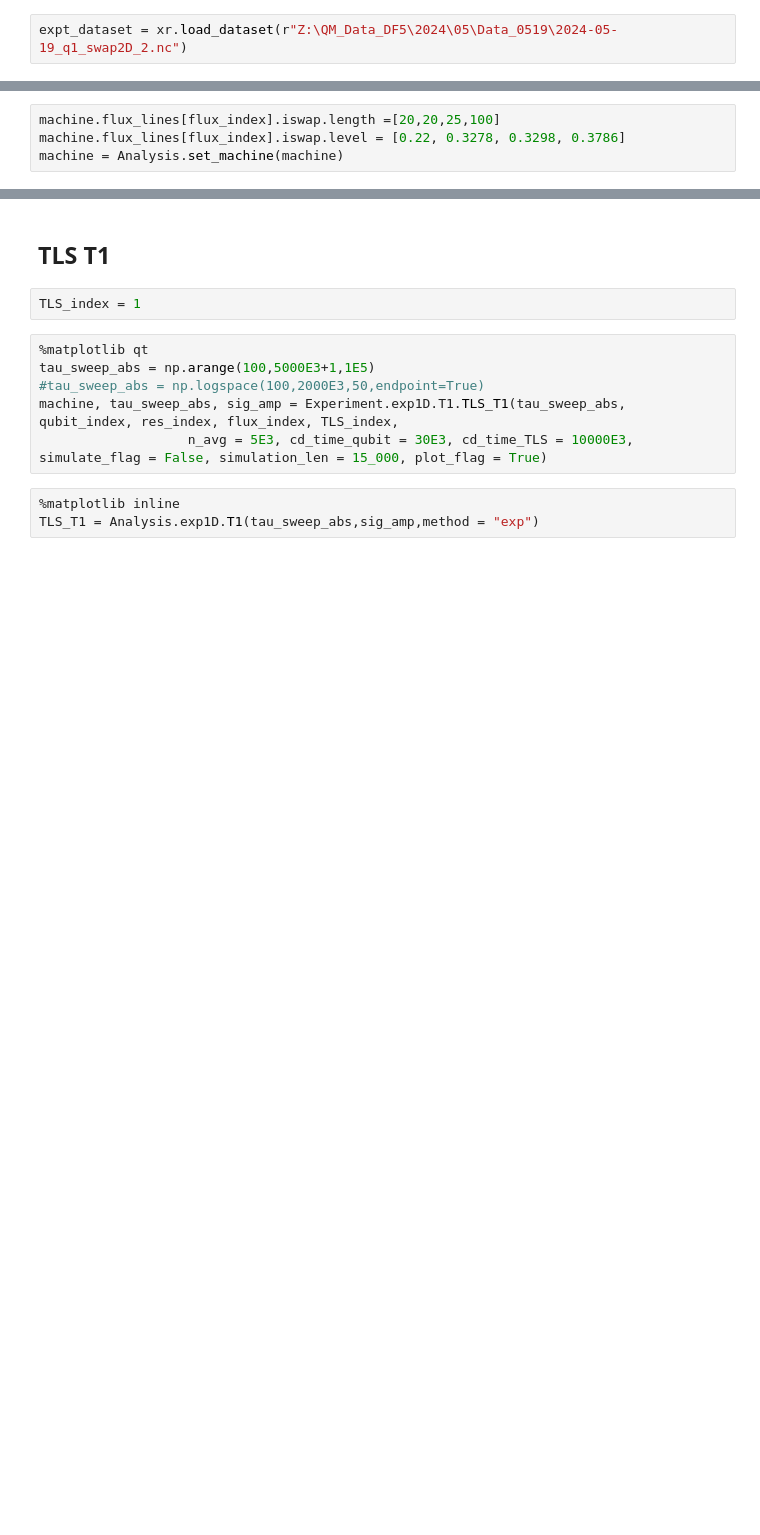
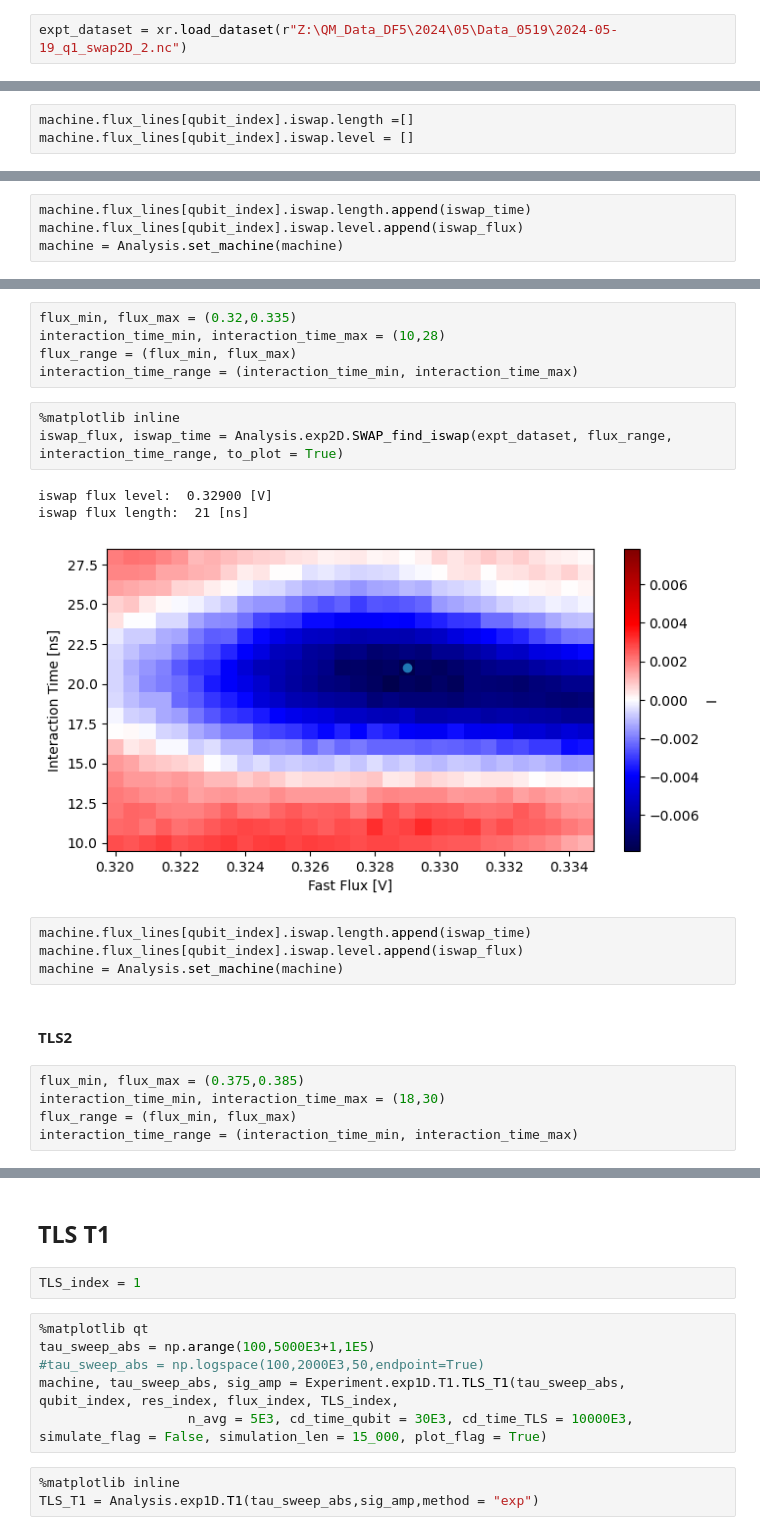
Before and after one commit to chenmo1989/QM_Control, a Jupyter notebook: UA_Q2_basic_charact_v3.ipynb, the cells around one changed output, grey strips where cells are left out. Cells and saved outputs as stored; diff of their text form; blank space fills up the shorter version.

```diff
--- a/UA_Q2_basic_charact_v3.ipynb
+++ b/UA_Q2_basic_charact_v3.ipynb
@@ -443,0 +446,3 @@ interaction_time_range = (interaction_time_min, interaction_time_max)
+# %%
+machine.flux_lines[qubit_index].iswap.length =[]
+machine.flux_lines[qubit_index].iswap.level = []
@@ -493,4 +463,4 @@ plt.show()
 # %%
-machine.flux_lines[flux_index].iswap.length =[20,20,25,100]
-machine.flux_lines[flux_index].iswap.level = [0.22, 0.3278, 0.3298, 0.3786]
+machine.flux_lines[qubit_index].iswap.length.append(iswap_time)
+machine.flux_lines[qubit_index].iswap.level.append(iswap_flux)
 machine = Analysis.set_machine(machine)
@@ -496,0 +469,23 @@ machine = Analysis.set_machine(machine)
+# %%
+flux_min, flux_max = (0.32,0.335)
+interaction_time_min, interaction_time_max = (10,28)
+flux_range = (flux_min, flux_max)
+interaction_time_range = (interaction_time_min, interaction_time_max)
+# %%
+%matplotlib inline
+iswap_flux, iswap_time = Analysis.exp2D.SWAP_find_iswap(expt_dataset, flux_range, interaction_time_range, to_plot = True)
+# %% [output]
+iswap flux level:  0.32900 [V]
+iswap flux length:  21 [ns]
+[figure, added]
+# %%
+machine.flux_lines[qubit_index].iswap.length.append(iswap_time)
+machine.flux_lines[qubit_index].iswap.level.append(iswap_flux)
+machine = Analysis.set_machine(machine)
+# %% [markdown]
+#### TLS2
+# %%
+flux_min, flux_max = (0.375,0.385)
+interaction_time_min, interaction_time_max = (18,30)
+flux_range = (flux_min, flux_max)
+interaction_time_range = (interaction_time_min, interaction_time_max)
```
Also changed, not shown: parts of 24 cells of this notebook, 2 other files.
